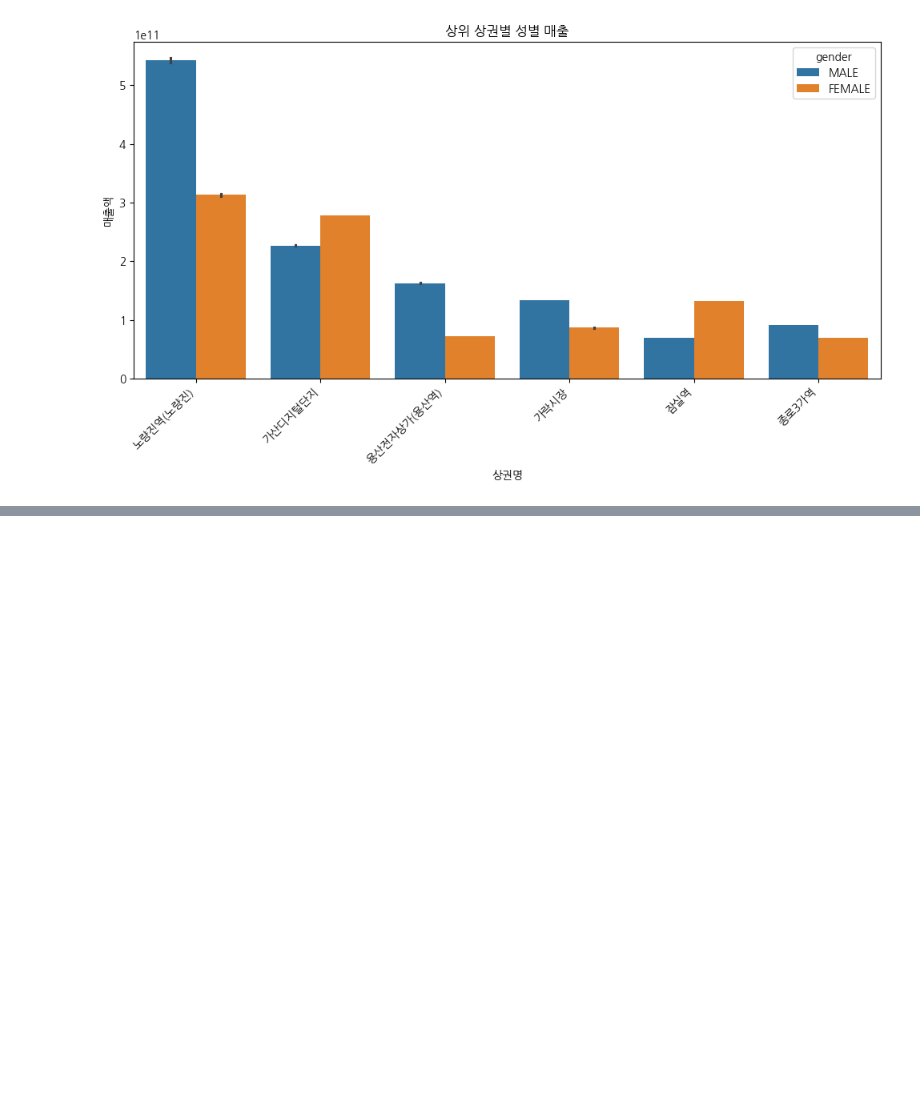
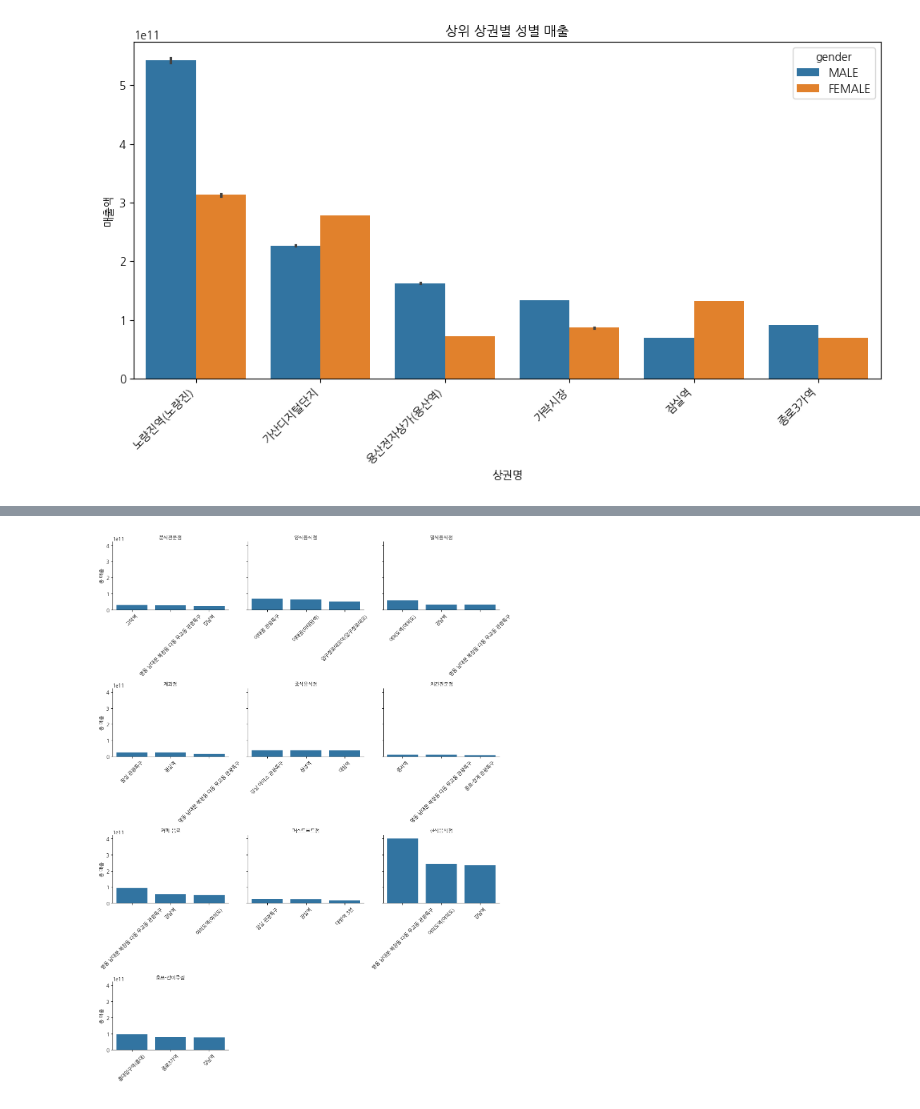
Before and after one commit to hyoinYang/eda-repo-4, a Jupyter notebook: src/eda/commercial_trait.ipynb, the cells around one changed output, grey strips where cells are left out. Saved outputs shown, nothing was run; the diff lists cells and outputs as text; code cells hidden in the pictures; blank space fills up the shorter version.

```diff
--- a/src/eda/commercial_trait.ipynb
+++ b/src/eda/commercial_trait.ipynb
@@ -284,0 +608,32 @@ plt.show()
+# %%
+import koreanize_matplotlib
+import pandas as pd
+import seaborn as sns
+import matplotlib.pyplot as plt
+
+top_n = 3
+
+df_top = (
+    df.groupby('service_category_name', group_keys=False)
+      .apply(lambda x: x.sort_values('total_sales', ascending=False).head(top_n))
+)
+
+g = sns.FacetGrid(df_top, col='service_category_name', col_wrap=3, height=4, sharex=False)
+
+def barplot_facet(data, **kwargs):
+    data = data.sort_values('total_sales', ascending=False)
+    sns.barplot(
+        x='commercial_area_name',
+        y='total_sales',
+        data=data,
+        **kwargs
+    )
+    plt.xticks(rotation=45)
+
+g.map_dataframe(barplot_facet)
+g.set_titles('{col_name}')
+g.set_axis_labels(' ', '총 매출')
+plt.tight_layout()
+plt.show()
+# %% [output]
+[figure, added]
```
Also changed, not shown: parts of 19 cells of this notebook.
